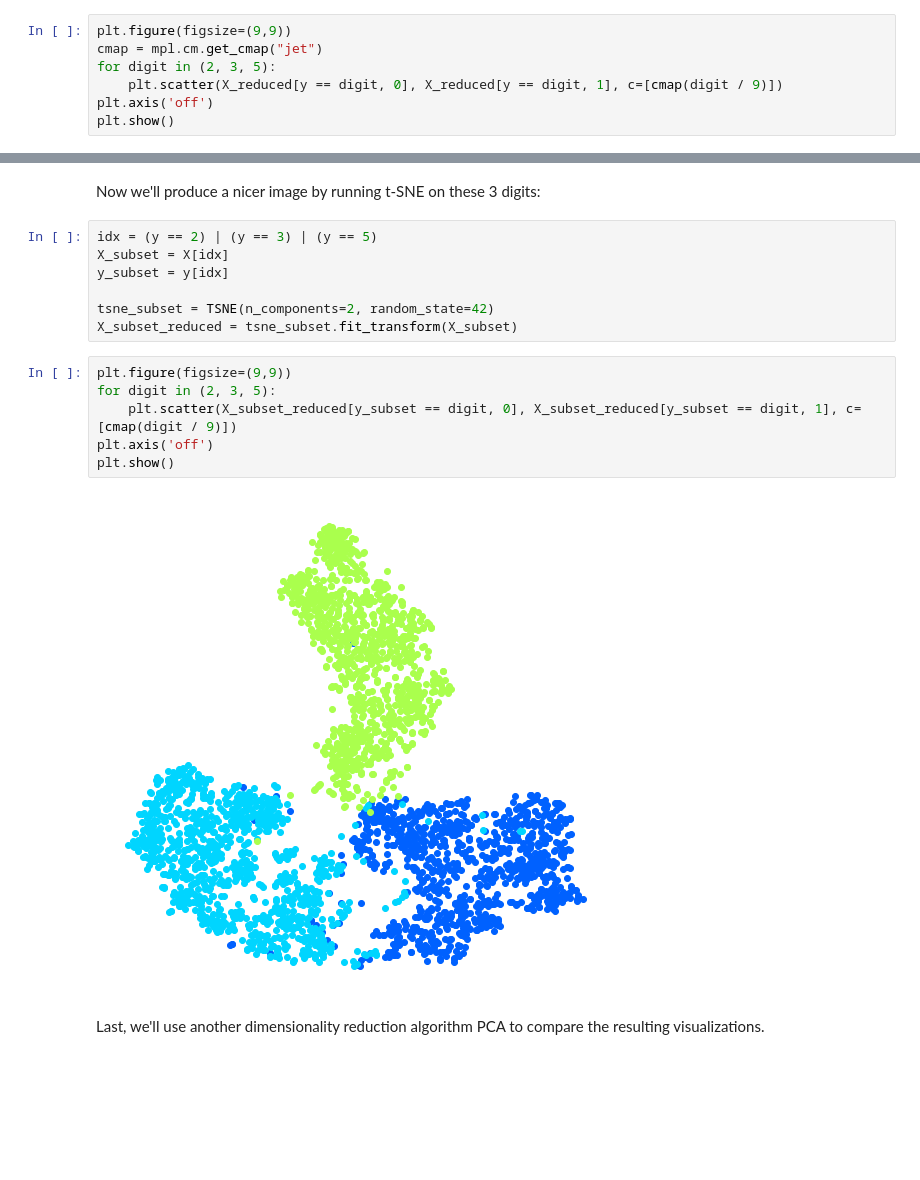
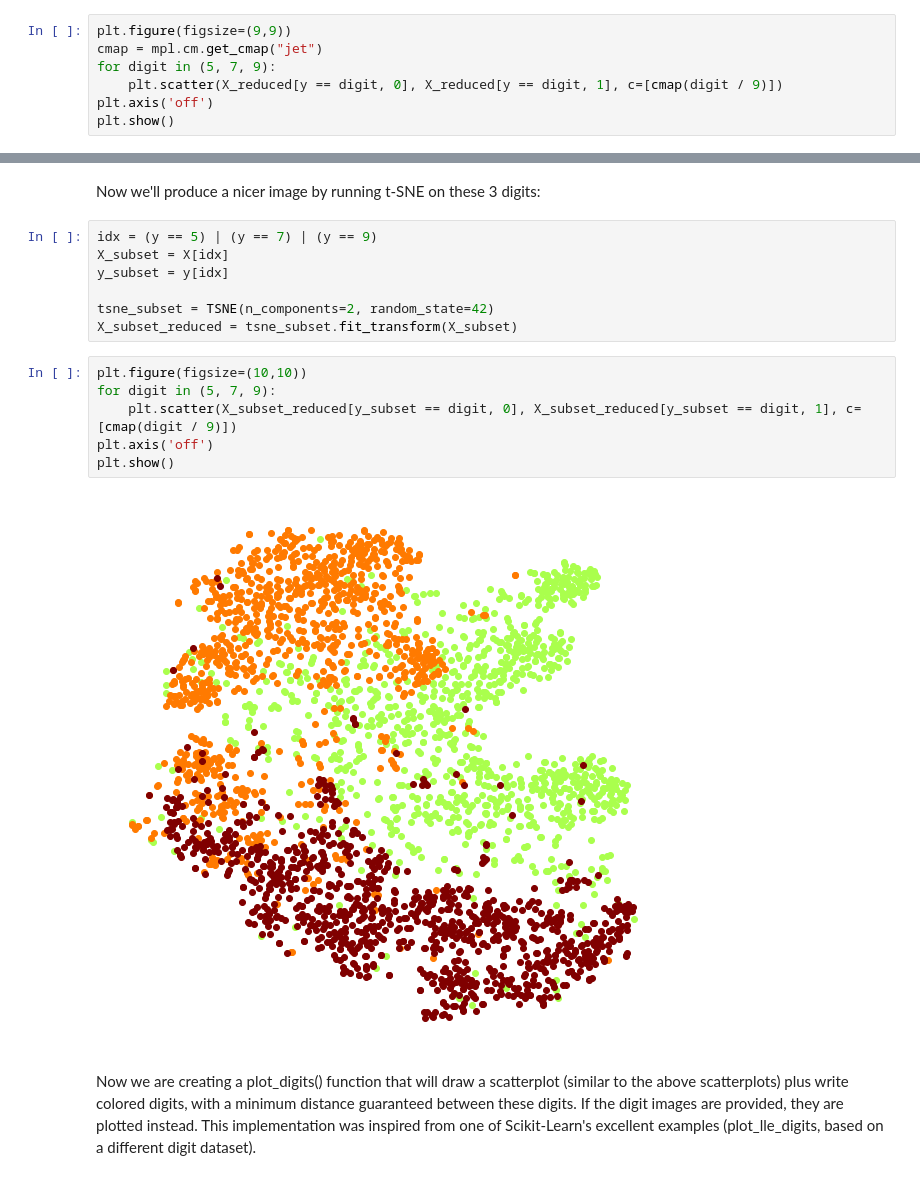
Before and after one commit to abbyWoot/AML, a Jupyter notebook: AML_Project2_JiahuiWu.ipynb, the cells around one changed output, grey strips where cells are left out. Cells and saved outputs as stored; diff of their text form; blank space fills up the shorter version.

```diff
--- a/AML_Project2_JiahuiWu.ipynb
+++ b/AML_Project2_JiahuiWu.ipynb
@@ -158,7 +170,7 @@ Let's focus on digits 3 and 5, which seem to overlap a lot.
 # %%
 plt.figure(figsize=(9,9))
 cmap = mpl.cm.get_cmap("jet")
-for digit in (2, 3, 5):
+for digit in (5, 7, 9):
     plt.scatter(X_reduced[y == digit, 0], X_reduced[y == digit, 1], c=[cmap(digit / 9)])
 plt.axis('off')
 plt.show()
@@ -167,20 +179,19 @@ plt.show()
 # %% [markdown]
 Now we'll produce a nicer image by running t-SNE on these 3 digits:
 # %%
-idx = (y == 2) | (y == 3) | (y == 5)
+idx = (y == 5) | (y == 7) | (y == 9)
 X_subset = X[idx]
 y_subset = y[idx]
 
 tsne_subset = TSNE(n_components=2, random_state=42)
 X_subset_reduced = tsne_subset.fit_transform(X_subset)
 # %%
-plt.figure(figsize=(9,9))
-for digit in (2, 3, 5):
+plt.figure(figsize=(10,10))
+for digit in (5, 7, 9):
     plt.scatter(X_subset_reduced[y_subset == digit, 0], X_subset_reduced[y_subset == digit, 1], c=[cmap(digit / 9)])
 plt.axis('off')
 plt.show()
 # %% [output]
-[figure, old version]
+[figure, new version]
-# %% [markdown]
-Last, we'll use another dimensionality reduction algorithm PCA
-to compare the resulting visualizations.
+# %% [markdown]
+Now we are creating a plot_digits() function that will draw a scatterplot (similar to the above scatterplots) plus write colored digits, with a minimum distance guaranteed between these digits. If the digit images are provided, they are plotted instead. This implementation was inspired from one of Scikit-Learn's excellent examples (plot_lle_digits, based on a different digit dataset).
```
Also changed, not shown: parts of 29 cells of this notebook.
